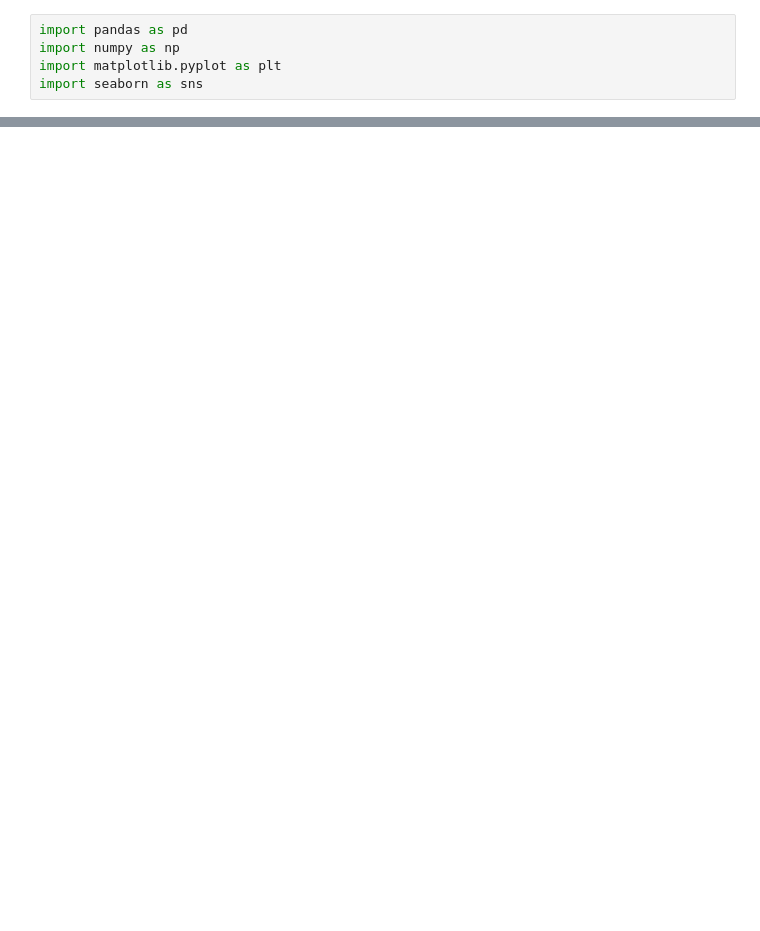
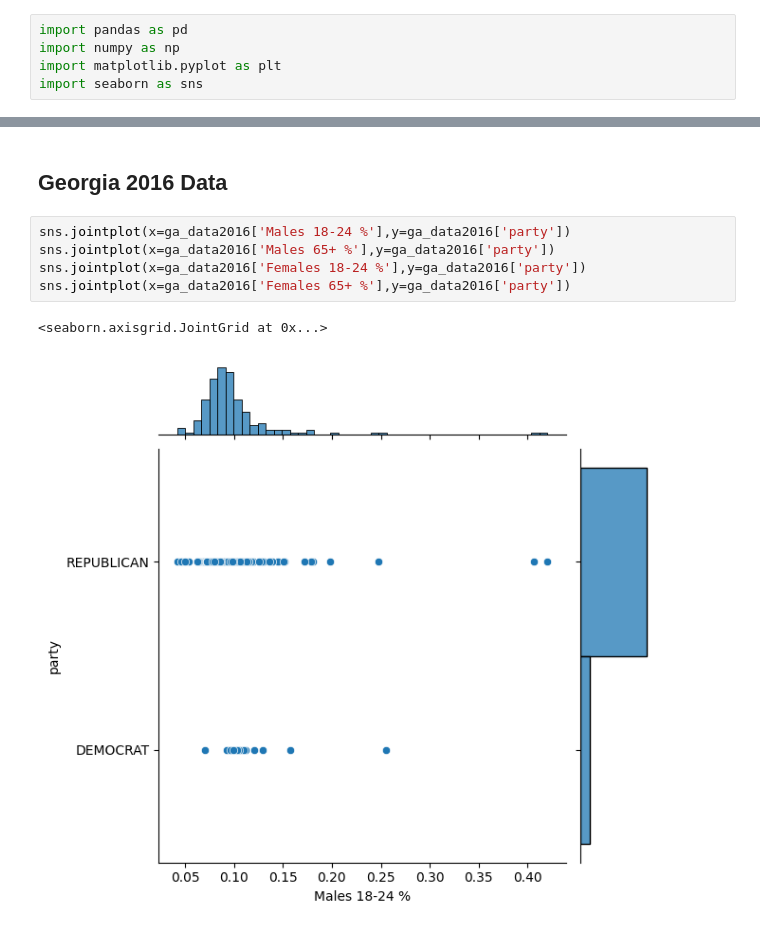
Before and after one commit to nw93929/DS2002FinalProject, a Jupyter notebook: finalprojectcode.ipynb, the cells around one changed output, grey strips where cells are left out. Saved outputs shown, nothing was run; the diff lists cells and outputs as text; blank space fills up the shorter version.

```diff
--- a/finalprojectcode.ipynb
+++ b/finalprojectcode.ipynb
@@ -118,0 +128,10 @@ sns.jointplot(x=ga_data["Master's degree %"],y=ga_data['party'])
+# %% [markdown]
+## Georgia 2016 Data
+# %%
+sns.jointplot(x=ga_data2016['Males 18-24 %'],y=ga_data2016['party'])
+sns.jointplot(x=ga_data2016['Males 65+ %'],y=ga_data2016['party'])
+sns.jointplot(x=ga_data2016['Females 18-24 %'],y=ga_data2016['party'])
+sns.jointplot(x=ga_data2016['Females 65+ %'],y=ga_data2016['party'])
+# %% [output]
+<seaborn.axisgrid.JointGrid at 0x...>
+[figure, added]
```
Also changed, not shown: parts of 28 cells of this notebook.
